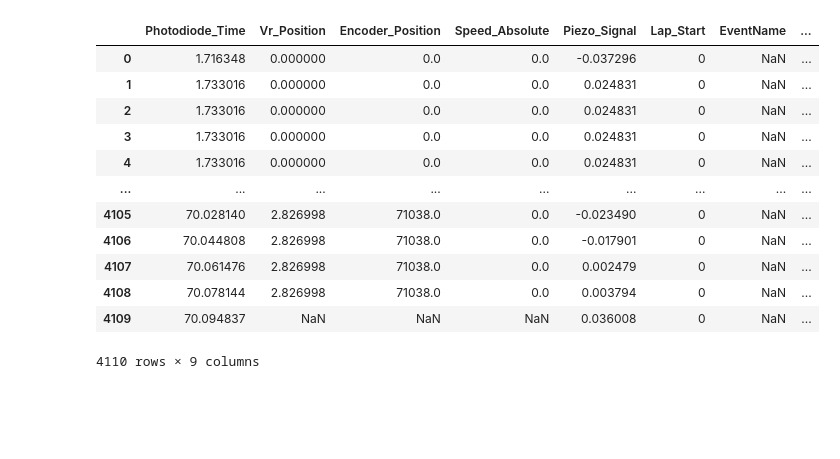
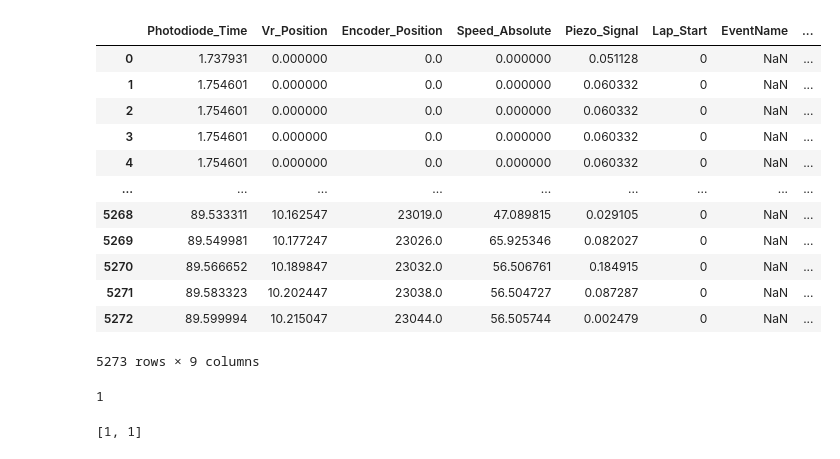
Before and after one commit to neurogears/sarahe-vr-2p, a Jupyter notebook: analysis/preprocessData.ipynb, the cells around one changed output. Cells and saved outputs as stored; diff of their text form; code cells hidden in the pictures; blank space fills up the shorter version.

```diff
--- a/analysis/preprocessData.ipynb
+++ b/analysis/preprocessData.ipynb
@@ -8,5 +9,5 @@ from sklearn.linear_model import LinearRegression
 # %%
-folder_path =  r'C:\\Mouse5\\2023-07-28T14-47-43\\'
+folder_path =  r'C:\\Mouse7\\2023-10-16T16-39-28\\'
 analog_file = os.path.join(folder_path,'AnalogInput.bin')
 analog_data = np.fromfile(analog_file, dtype=np.float64).reshape(-1,2).transpose()
 fs_analog = 1000 #samples per second
@@ -22,6 +23,7 @@ vr_csv_data = pd.read_csv(os.path.join(folder_path,'VrPosition.csv') )
 events_csv_data = pd.read_csv(os.path.join(folder_path,'FrameEvents.csv') )
 counter_csv_data = pd.read_csv(os.path.join(folder_path,'FrameCounter.csv') )
 quadsync_csv_data = pd.read_csv(os.path.join(folder_path, 'QuadSynch.csv'))
+log_file = os.path.join(folder_path,'TrialLogging.yaml')
 # %%
 # define fxns for aligning and extracting data
 def extract_digital_channel(digital_data, channel_number):
@@ -157,34 +167,46 @@ aligned_piezo_times = gpu_2_photodiode_time(piezo_time)
 # %%
 data=pd.DataFrame()
 data['Photodiode_Time']=counter_csv_data['Photodiode_Time']
 data = data.merge(vr_csv_data[['Photodiode_Time','Position']],on='Photodiode_Time',how='left')
 data = data.rename(columns={'Position':'Vr_Position'})
 data = data.merge(encoder_csv_data[['Photodiode_Time','RotaryEncoder','Speed_Absolute']],on='Photodiode_Time',how='left')
 data = data.rename(columns={'RotaryEncoder':'Encoder_Position'})
 # nearest neighbor for analog piezo signal
 indices = np.searchsorted(aligned_piezo_times, data['Photodiode_Time'])
 indices = np.clip(indices, 0, len(piezo_signal) - 1)  #ensure within valid range for indices
 data['Piezo_Signal'] = piezo_signal[indices]
 
 lap_transitions=np.where(np.diff(vr_csv_data['Position']) < -4)[0] + 1
 num_laps = len(lap_transitions) + 1
 
 data['Lap_Start'] = 0
 data.loc[lap_transitions, 'Lap_Start'] = 1
 
 data = data.merge(events_csv_data[['Photodiode_Time','EventName','EventData']],on='Photodiode_Time',how='left')
-data = data.merge(scanner_df, on='Photodiode_Time', how='left')
+data['Scanner_Signal'] = 0
+for time in aligned_scanner_times:
+    idx = (data['Photodiode_Time'] - time).abs().idxmin()
+    data.at[idx, 'Scanner_Signal'] = 1
+
+data
 # %% [output]
 |  | Photodiode_Time | Vr_Position | Encoder_Position | Speed_Absolute | Piezo_Signal | Lap_Start | EventName | ... |
-| 0 | 1.716348 | 0.000000 | 0.0 | 0.0 | -0.037296 | 0 | NaN | ... |
-| 1 | 1.733016 | 0.000000 | 0.0 | 0.0 | 0.024831 | 0 | NaN | ... |
-| 2 | 1.733016 | 0.000000 | 0.0 | 0.0 | 0.024831 | 0 | NaN | ... |
-| 3 | 1.733016 | 0.000000 | 0.0 | 0.0 | 0.024831 | 0 | NaN | ... |
-| 4 | 1.733016 | 0.000000 | 0.0 | 0.0 | 0.024831 | 0 | NaN | ... |
+| 0 | 1.737931 | 0.000000 | 0.0 | 0.000000 | 0.051128 | 0 | NaN | ... |
+| 1 | 1.754601 | 0.000000 | 0.0 | 0.000000 | 0.060332 | 0 | NaN | ... |
+| 2 | 1.754601 | 0.000000 | 0.0 | 0.000000 | 0.060332 | 0 | NaN | ... |
+| 3 | 1.754601 | 0.000000 | 0.0 | 0.000000 | 0.060332 | 0 | NaN | ... |
+| 4 | 1.754601 | 0.000000 | 0.0 | 0.000000 | 0.060332 | 0 | NaN | ... |
 | ... | ... | ... | ... | ... | ... | ... | ... | ... |
-| 4105 | 70.028140 | 2.826998 | 71038.0 | 0.0 | -0.023490 | 0 | NaN | ... |
-| 4106 | 70.044808 | 2.826998 | 71038.0 | 0.0 | -0.017901 | 0 | NaN | ... |
-| 4107 | 70.061476 | 2.826998 | 71038.0 | 0.0 | 0.002479 | 0 | NaN | ... |
-| 4108 | 70.078144 | 2.826998 | 71038.0 | 0.0 | 0.003794 | 0 | NaN | ... |
-| 4109 | 70.094837 | NaN | NaN | NaN | 0.036008 | 0 | NaN | ... |
+| 5268 | 89.533311 | 10.162547 | 23019.0 | 47.089815 | 0.029105 | 0 | NaN | ... |
+| 5269 | 89.549981 | 10.177247 | 23026.0 | 65.925346 | 0.082027 | 0 | NaN | ... |
+| 5270 | 89.566652 | 10.189847 | 23032.0 | 56.506761 | 0.184915 | 0 | NaN | ... |
+| 5271 | 89.583323 | 10.202447 | 23038.0 | 56.504727 | 0.087287 | 0 | NaN | ... |
+| 5272 | 89.599994 | 10.215047 | 23044.0 | 56.505744 | 0.002479 | 0 | NaN | ... |
-4110 rows × 9 columns
+5273 rows × 9 columns
+# %%
+ntrial = sum(data['Lap_Start'])
+print(ntrial)
+extract_trial_type(log_file,'trialTypeLabel')
+# %% [output]
+1
+[1, 1]
```
Also changed, not shown: parts of 6 cells of this notebook.
